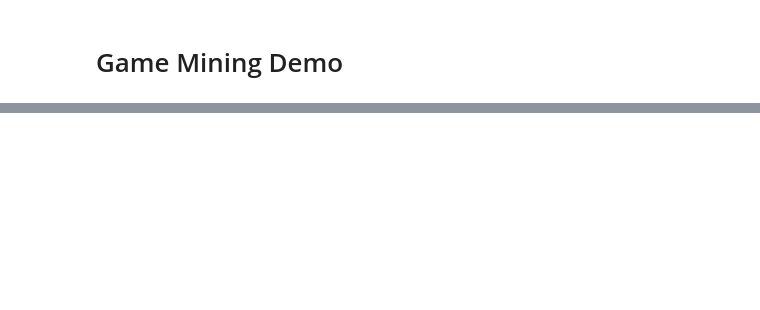
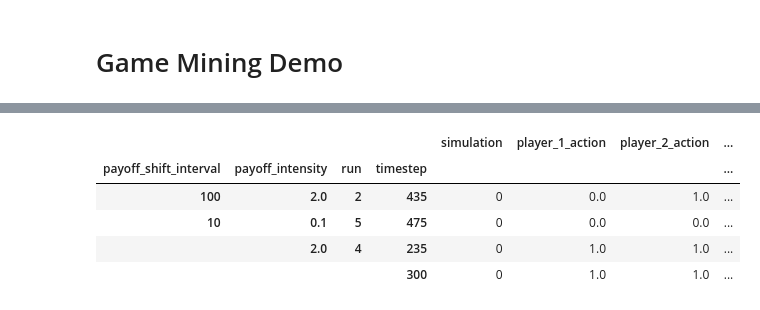
Before and after one commit to BlockScience/game_mining_demo, a Jupyter notebook: notebooks/18jan2022.ipynb, the cells around one changed output, grey strips where cells are left out. Drawn from its saved outputs; the diff is of its cells as text; code cells hidden in the pictures; blank space fills up the shorter version.

```diff
--- a/notebooks/18jan2022.ipynb
+++ b/notebooks/18jan2022.ipynb
@@ -31,0 +12,6 @@ np.mean(sim_df.past_actions.iloc[-1][0])
+# %%
+DATA_PATH = '../data/simulation_output/'
+files = sorted(f for f in os.listdir(DATA_PATH) if 'pkl.gz' in f)
+last_file = files[-1]
+FILE_PATH = DATA_PATH + last_file
+print(FILE_PATH)
@@ -31,0 +20,3 @@ np.mean(sim_df.past_actions.iloc[-1][0])
+# %%
+sim_df = pd.read_pickle(FILE_PATH).assign(run=lambda df: df.run.astype(str))
+sim_df.head(2)
@@ -32 +27,30 @@ np.mean(sim_df.past_actions.iloc[-1][0])
+# %%
+COLS_TO_DROP = ['actions', 'payoffs', 'players', 'past_actions',
+                'payoff_tensor', 'subset']
+INDICES = ['payoff_shift_interval', 'payoff_intensity', 'run', 'timestep']
+
+
+df = (sim_df.assign(player_1_action=lambda df: df.actions.map(lambda x: x.get(0, None)))
+            .assign(player_2_action=lambda df: df.actions.map(lambda x: x.get(1, None)))
+            .assign(player_1_likelihood=lambda df: df.players.map(lambda x: x[1].likelihood_vector[0]))
+            .assign(player_2_likelihood=lambda df: df.players.map(lambda x: x[0].likelihood_vector[0]))
+            .assign(player_1_payoff=lambda df: df.payoffs.map(lambda x: x.get(0, None)))
+            .assign(player_2_payoff=lambda df: df.payoffs.map(lambda x: x.get(1, None)))
+            .assign(player_2_payoff=lambda df: df.payoffs.map(lambda x: x.get(1, None)))
+            .assign(payoff_tensor_mean=lambda df: df.payoff_tensor.map(np.array).map(np.mean))
+            .assign(payoff_tensor_shift=lambda df: df.payoff_tensor_mean.diff() != 0.0)
+            .drop(columns=COLS_TO_DROP)
+            .dropna()
+            .set_index(INDICES)
+
+    )
+
+df.sample(4)
+# %% [output]
+|  |  |  |  | simulation | player_1_action | player_2_action | ... |
+| payoff_shift_interval | payoff_intensity | run | timestep |  |  |  | ... |
+| 100 | 2.0 | 2 | 435 | 0 | 0.0 | 1.0 | ... |
+| 10 | 0.1 | 5 | 475 | 0 | 0.0 | 0.0 | ... |
+|  | 2.0 | 4 | 235 | 0 | 1.0 | 1.0 | ... |
+|  |  |  | 300 | 0 | 1.0 | 1.0 | ... |
 # %%
```
Also changed, not shown: parts of 13 cells of this notebook, 1 other file.
